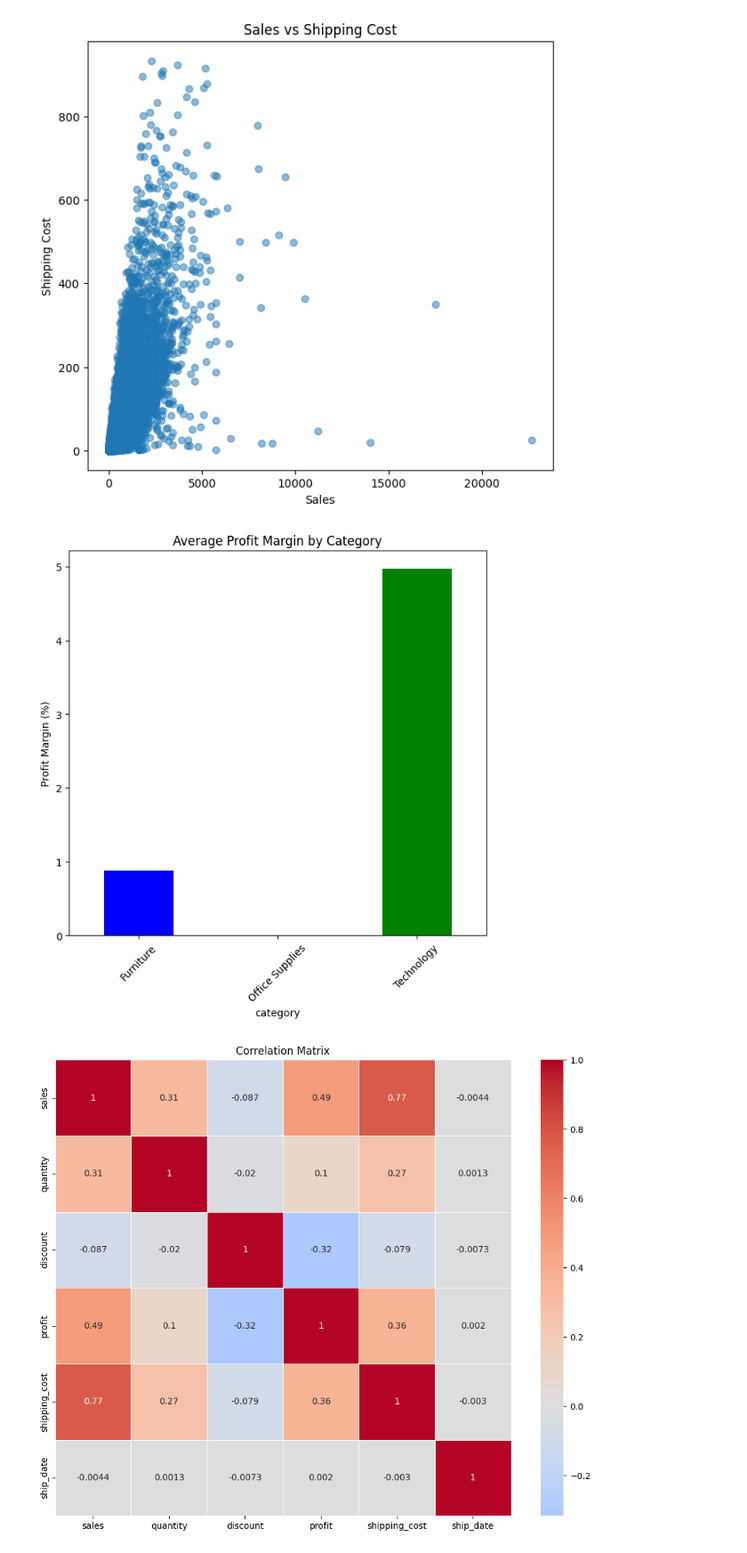
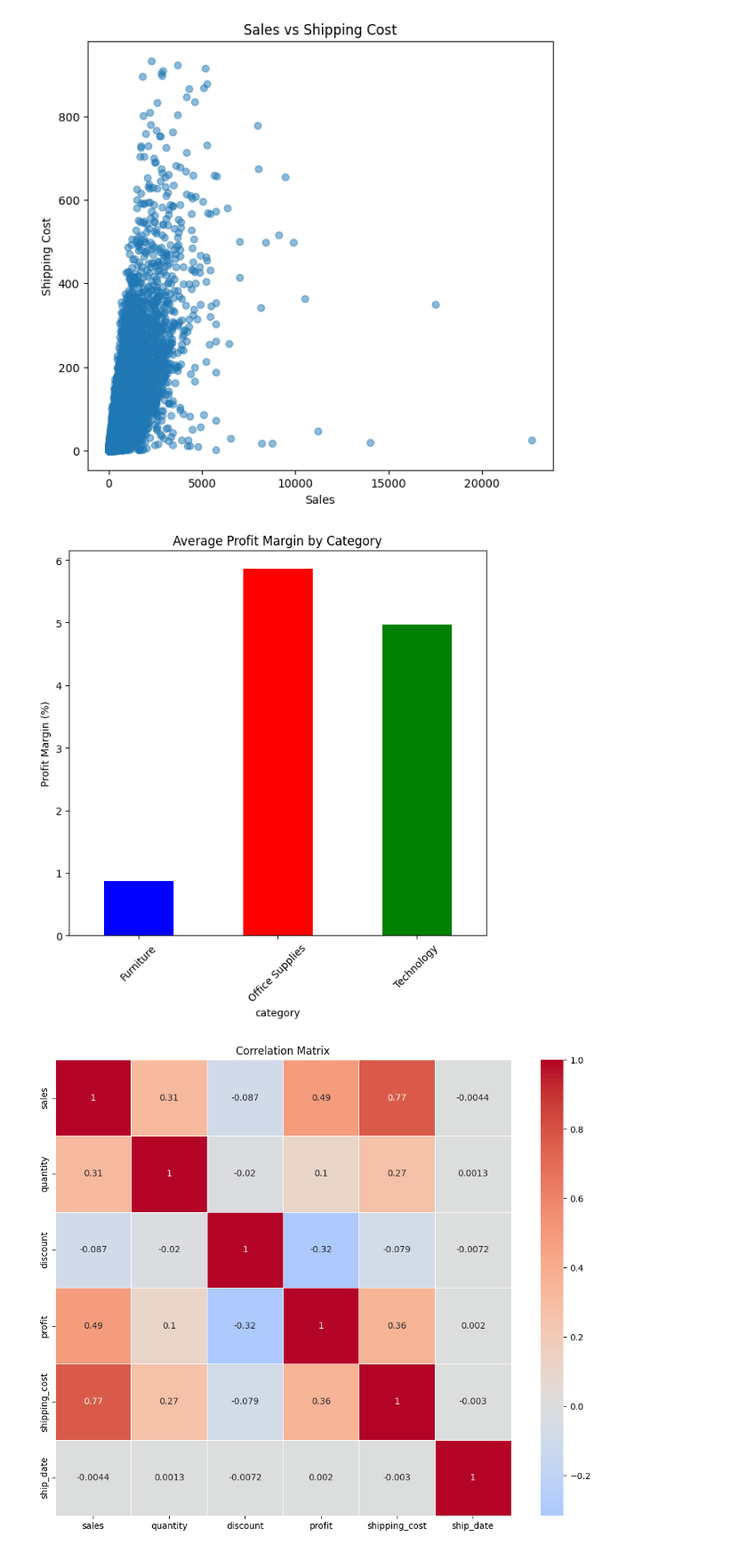
Before and after one commit to HimashMadushanka/Sales_Performance_Analysis, a Jupyter notebook: notebook/Sales_Performance_Analysis.ipynb, the cells around one changed output. Shown at 89% size. Cells and saved outputs as stored; diff of their text form; code cells hidden in the pictures.

```diff
--- a/notebook/Sales_Performance_Analysis.ipynb
+++ b/notebook/Sales_Performance_Analysis.ipynb
@@ -349,20 +349,21 @@ plt.show()
 # %% [output]
 [figure]
 # %%
+df['profit_margin'] = np.where(df['sales'] != 0, (df['profit'] / df['sales']) * 100, np.nan)
+df = df.replace([np.inf, -np.inf], np.nan).dropna(subset=['profit_margin', 'category'])
+category_margin = df.groupby('category')['profit_margin'].mean()
+
 plt.figure(figsize=(25, 15))
-
 plt.subplot(2, 3, 5)
-df['profit_margin'] = (df['profit'] / df['sales']) * 100
-category_margin = df.groupby('category')['profit_margin'].mean()
 category_margin.plot(kind='bar', color=['blue', 'red', 'green'])
 plt.title('Average Profit Margin by Category')
 plt.xticks(rotation=45)
 plt.ylabel('Profit Margin (%)')
 
-plt.savefig(r"D:\My_Project\Analyse\Sales_data\figures\Average Profit Margin by Category.png")
+plt.savefig(r"D:\My_Project\Analyse\Sales_data\figures\Average_Profit_Margin_by_Category.png")
 plt.show()
 # %% [output]
-[figure, old version]
+[figure, new version]
 # %%
 numeric_columns = ['sales', 'quantity', 'discount', 'profit', 'shipping_cost', 'ship_date']
 correlation_matrix = df[numeric_columns].corr()
```
Also changed, not shown: parts of 3 cells of this notebook, 3 other files.
